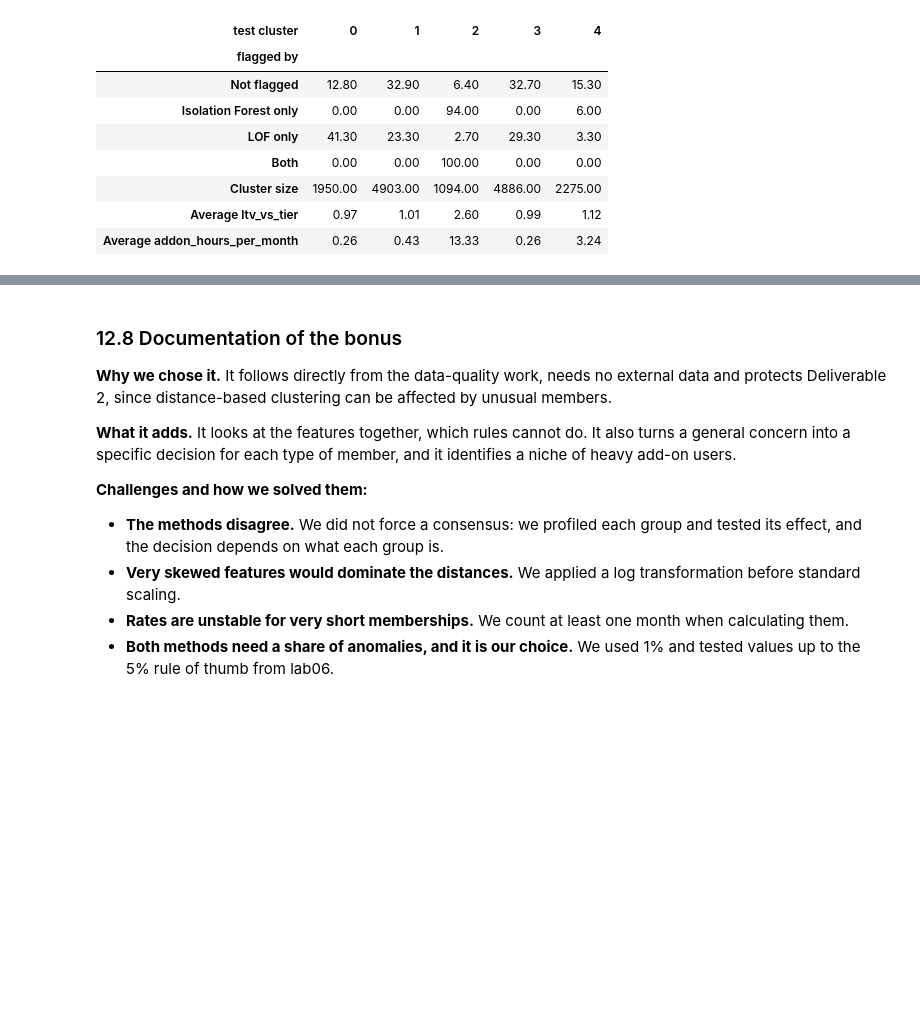
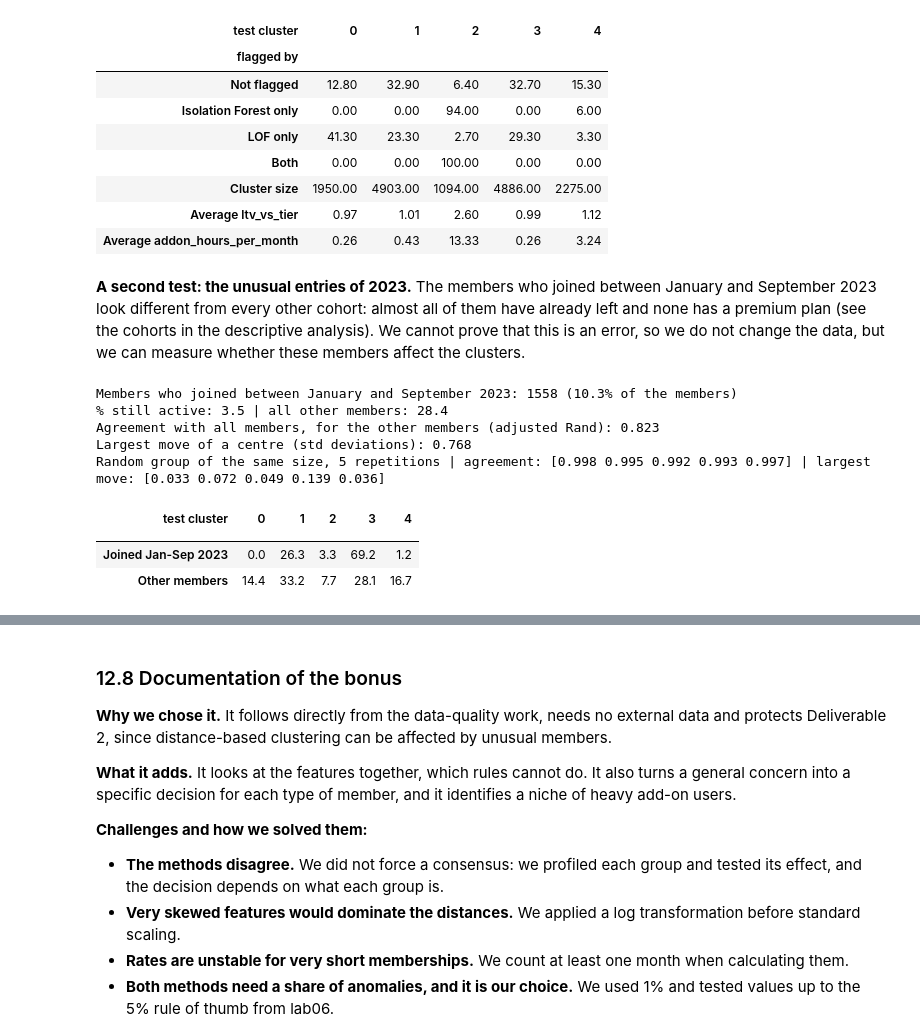
Before and after one commit to matirribeiro/DM_Group27, a Jupyter notebook: notebooks/drafts/eda_martim.ipynb, the cells around one changed output, grey strips where cells are left out. Saved outputs shown, nothing was run; the diff lists cells and outputs as text; code cells hidden in the pictures; blank space fills up the shorter version.

```diff
--- a/notebooks/drafts/eda_martim.ipynb
+++ b/notebooks/drafts/eda_martim.ipynb
@@ -2571,3 +2572,40 @@ cluster_table.rename_axis(columns="test cluster")
 | Cluster size | 1950.00 | 4903.00 | 1094.00 | 4886.00 | 2275.00 |
 | Average ltv_vs_tier | 0.97 | 1.01 | 2.60 | 0.99 | 1.12 |
 | Average addon_hours_per_month | 0.26 | 0.43 | 13.33 | 0.26 | 3.24 |
+# %% [markdown]
+**A second test: the unusual entries of 2023.** The members who joined between January and September 2023 look different from every other cohort: almost all of them have already left and none has a premium plan (see the cohorts in the descriptive analysis). We cannot prove that this is an error, so we do not change the data, but we can measure whether these members affect the clusters.
+# %%
+unusual_entries = df_clean["membership_start"].between("2023-01-01", "2023-09-30")
+print("Members who joined between January and September 2023:", unusual_entries.sum(),
+      f"({unusual_entries.mean() * 100:.1f}% of the members)")
+print(f"% still active: {df_clean.loc[unusual_entries, 'membership_end'].isna().mean() * 100:.1f}"
+      f" | all other members: {df_clean.loc[~unusual_entries, 'membership_end'].isna().mean() * 100:.1f}")
+
+labels_without_entries, model_without_entries = kmeans_labels(~unusual_entries)
+centre_distances = np.linalg.norm(model_all.cluster_centers_[:, None, :] - model_without_entries.cluster_centers_[None, :, :], axis=2)
+print("Agreement with all members, for the other members (adjusted Rand):",
+      round(adjusted_rand_score(labels_all[~unusual_entries], labels_without_entries[~unusual_entries]), 3))
+print("Largest move of a centre (std deviations):", round(centre_distances.min(axis=1).max(), 3))
+
+# comparison: remove a random group of the same size, so that we know how much of this is just K-Means instability
+random_agreement, random_move = [], []
+for seed in range(5):
+    random_out = pd.Series(False, index=df_clean.index)
+    random_out[df_clean.sample(unusual_entries.sum(), random_state=seed).index] = True
+    labels_random, model_random = kmeans_labels(~random_out)
+    random_agreement.append(adjusted_rand_score(labels_all[~random_out], labels_random[~random_out]))
+    random_move.append(np.linalg.norm(model_all.cluster_centers_[:, None, :] - model_random.cluster_centers_[None, :, :], axis=2).min(axis=1).max())
+print("Random group of the same size, 5 repetitions | agreement:", np.round(random_agreement, 3), "| largest move:", np.round(random_move, 3))
+
+# which test cluster do they fall in, compared with the other members?
+pd.crosstab(unusual_entries.map({True: "Joined Jan-Sep 2023", False: "Other members"}), labels_all, normalize="index").mul(100).round(1).rename_axis(index="", columns="test cluster")
+# %% [output]
+Members who joined between January and September 2023: 1558 (10.3% of the members)
+% still active: 3.5 | all other members: 28.4
+Agreement with all members, for the other members (adjusted Rand): 0.823
+Largest move of a centre (std deviations): 0.768
+Random group of the same size, 5 repetitions | agreement: [0.998 0.995 0.992 0.993 0.997] | largest move: [0.033 0.072 0.049 0.139 0.036]
+| test cluster | 0 | 1 | 2 | 3 | 4 |
+|  |  |  |  |  |  |
+| Joined Jan-Sep 2023 | 0.0 | 26.3 | 3.3 | 69.2 | 1.2 |
+| Other members | 14.4 | 33.2 | 7.7 | 28.1 | 16.7 |
```
Also changed, not shown: parts of 4 cells of this notebook, 5 other files.
